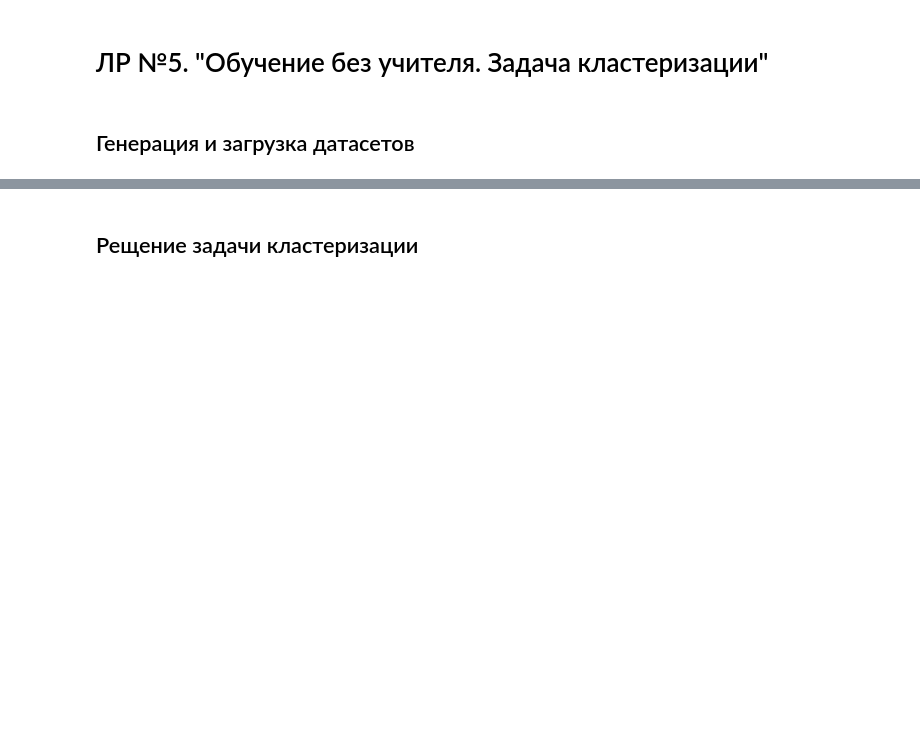
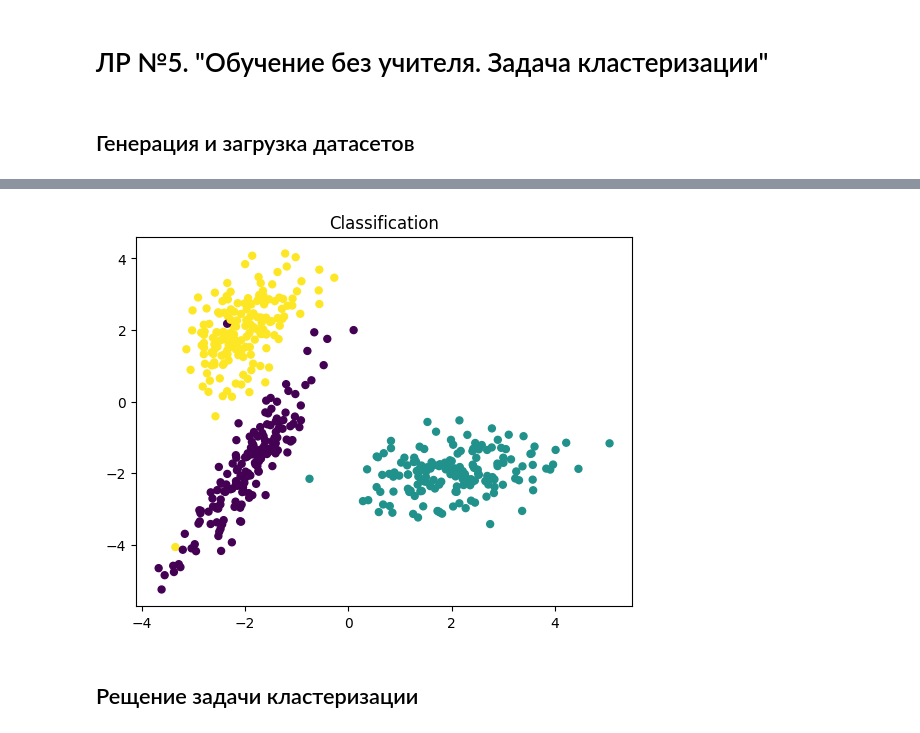
Before and after one commit to TheSlavchik/Unik, a Jupyter notebook: ML/notebooks/Lab5.ipynb, the cells around one changed output, grey strips where cells are left out. Drawn from its saved outputs; the diff is of its cells as text; code cells hidden in the pictures; blank space fills up the shorter version.

```diff
--- a/ML/notebooks/Lab5.ipynb
+++ b/ML/notebooks/Lab5.ipynb
@@ -13,3 +19,9 @@ X_class, y_class = make_classification(n_samples=500, n_features=2, n_redundant=
+# %%
+plt.scatter(X_class[:, 0], X_class[:, 1], c=y_class, s=25)
+plt.title("Classification")
+plt.show()
+# %% [output]
+[figure, added]
 # %%
 my_df = pd.read_csv('../data/Classification_smoke_detectors_filtered.csv', encoding="utf-8", index_col=0)
 # %%
```
Also changed, not shown: parts of 8 cells of this notebook, 36 other files.
